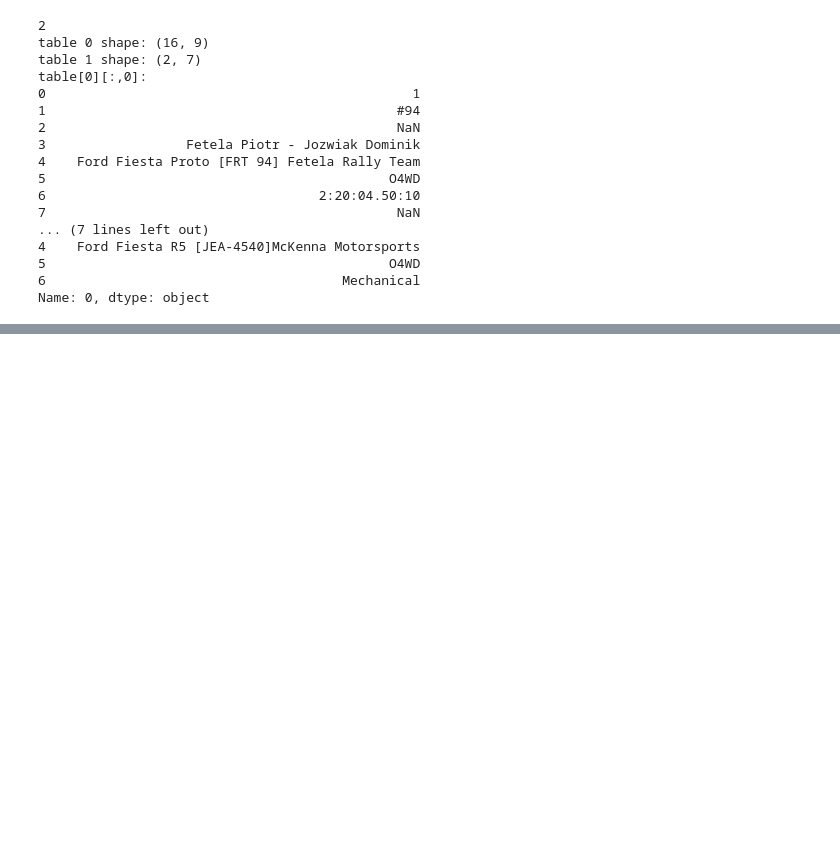
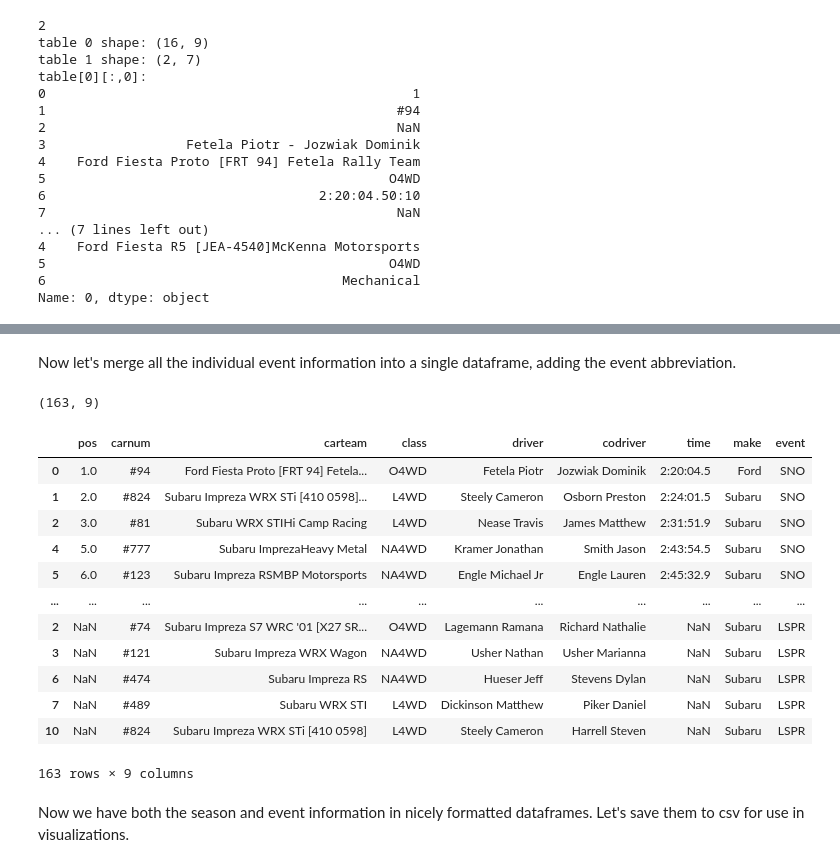
Before and after one commit to damcglinchey/ara-2019, a Jupyter notebook: ARA_2019.ipynb, the cells around one changed output, grey strips where cells are left out. Saved outputs shown, nothing was run; the diff lists cells and outputs as text; code cells hidden in the pictures; blank space fills up the shorter version.

```diff
--- a/ARA_2019.ipynb
+++ b/ARA_2019.ipynb
@@ -194,0 +291,30 @@ res_df
+# %% [markdown]
+Now let's merge all the individual event information into a single dataframe, adding the event abbreviation.
+# %%
+ara_2019_results = event_dfs[0].assign(event=ara_2019_rally_abbrev[0])
+for i in range(1, len(event_dfs)):
+    ara_2019_results = ara_2019_results.append(event_dfs[i].assign(event=ara_2019_rally_abbrev[i]))
+# only keep entries in 4WD categories
+ara_2019_results = ara_2019_results[ara_2019_results['class'].str.contains('4WD')]
+ara_2019_results.shape
+# %% [output]
+(163, 9)
+# %%
+ara_2019_results.reset_index(drop=True)
+ara_2019_results
+# %% [output]
+|  | pos | carnum | carteam | class | driver | codriver | time | make | event |
+| 0 | 1.0 | #94 | Ford Fiesta Proto [FRT 94] Fetela... | O4WD | Fetela Piotr | Jozwiak Dominik | 2:20:04.5 | Ford | SNO |
+| 1 | 2.0 | #824 | Subaru Impreza WRX STi [410 0598]... | L4WD | Steely Cameron | Osborn Preston | 2:24:01.5 | Subaru | SNO |
+| 2 | 3.0 | #81 | Subaru WRX STIHi Camp Racing | L4WD | Nease Travis | James Matthew | 2:31:51.9 | Subaru | SNO |
+| 4 | 5.0 | #777 | Subaru ImprezaHeavy Metal | NA4WD | Kramer Jonathan | Smith Jason | 2:43:54.5 | Subaru | SNO |
+| 5 | 6.0 | #123 | Subaru Impreza RSMBP Motorsports | NA4WD | Engle Michael Jr | Engle Lauren | 2:45:32.9 | Subaru | SNO |
+| ... | ... | ... | ... | ... | ... | ... | ... | ... | ... |
+| 2 | NaN | #74 | Subaru Impreza S7 WRC '01 [X27 SR... | O4WD | Lagemann Ramana | Richard Nathalie | NaN | Subaru | LSPR |
+| 3 | NaN | #121 | Subaru Impreza WRX Wagon | NA4WD | Usher Nathan | Usher Marianna | NaN | Subaru | LSPR |
+| 6 | NaN | #474 | Subaru Impreza RS | NA4WD | Hueser Jeff | Stevens Dylan | NaN | Subaru | LSPR |
+| 7 | NaN | #489 | Subaru WRX STI | L4WD | Dickinson Matthew | Piker Daniel | NaN | Subaru | LSPR |
+| 10 | NaN | #824 | Subaru Impreza WRX STi [410 0598] | L4WD | Steely Cameron | Harrell Steven | NaN | Subaru | LSPR |
+163 rows × 9 columns
+# %% [markdown]
+Now we have both the season and event information in nicely formatted dataframes. Let's save them to csv for use in visualizations.
```
Also changed, not shown: parts of 20 cells of this notebook.
